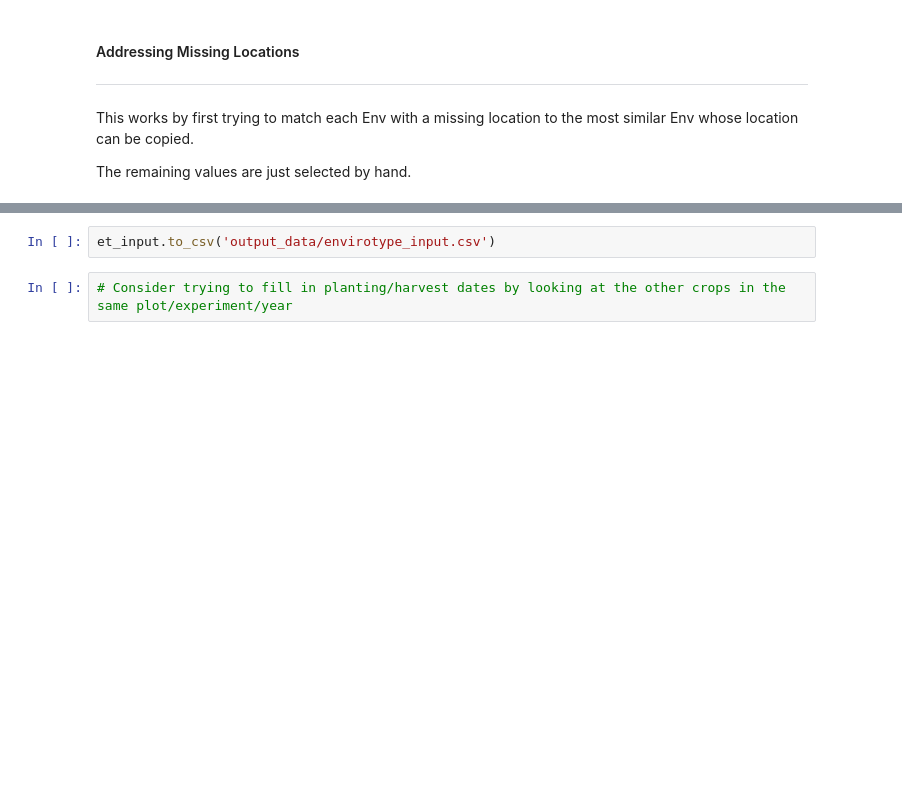
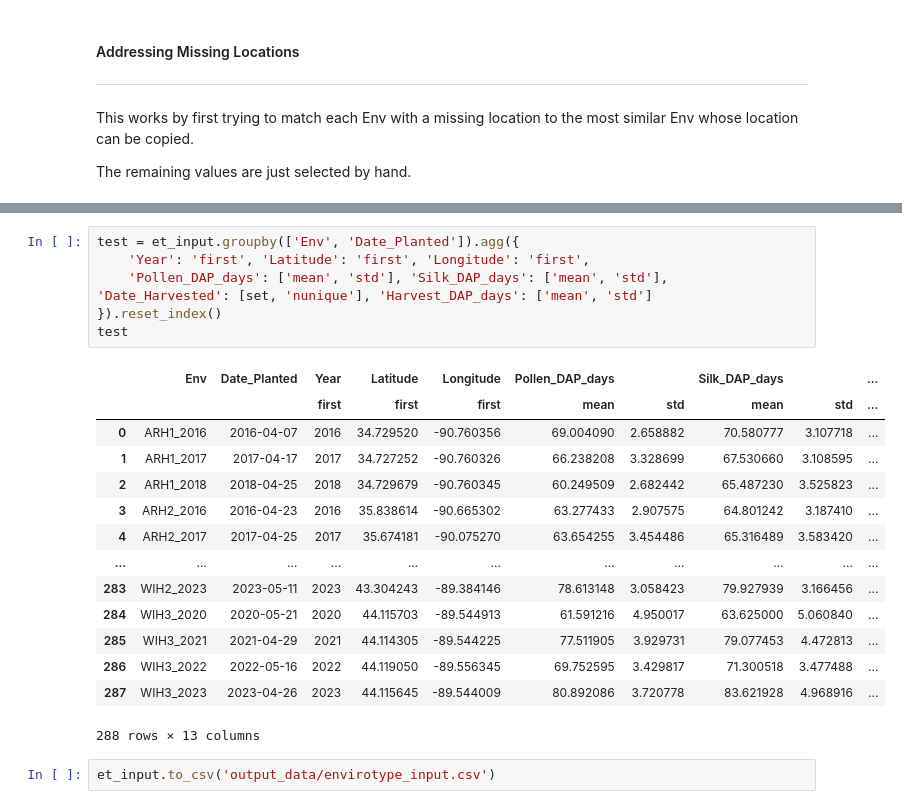
Before and after one commit to irischow403/UIUCDigitalHand, a Jupyter notebook: data_cleaning/test_nb.ipynb, the cells around one changed output, grey strips where cells are left out. Cells and saved outputs as stored; diff of their text form; blank space fills up the shorter version.

```diff
--- a/data_cleaning/test_nb.ipynb
+++ b/data_cleaning/test_nb.ipynb
@@ -154,4 +260,23 @@ et_input
+# %%
+test = et_input.groupby(['Env', 'Date_Planted']).agg({
+    'Year': 'first', 'Latitude': 'first', 'Longitude': 'first',
+    'Pollen_DAP_days': ['mean', 'std'], 'Silk_DAP_days': ['mean', 'std'], 'Date_Harvested': [set, 'nunique'], 'Harvest_DAP_days': ['mean', 'std']
+}).reset_index()
+test
+# %% [output]
+|  | Env | Date_Planted | Year | Latitude | Longitude | Pollen_DAP_days |  | Silk_DAP_days |  | ... |
+|  |  |  | first | first | first | mean | std | mean | std | ... |
+| 0 | ARH1_2016 | 2016-04-07 | 2016 | 34.729520 | -90.760356 | 69.004090 | 2.658882 | 70.580777 | 3.107718 | ... |
+| 1 | ARH1_2017 | 2017-04-17 | 2017 | 34.727252 | -90.760326 | 66.238208 | 3.328699 | 67.530660 | 3.108595 | ... |
+| 2 | ARH1_2018 | 2018-04-25 | 2018 | 34.729679 | -90.760345 | 60.249509 | 2.682442 | 65.487230 | 3.525823 | ... |
+| 3 | ARH2_2016 | 2016-04-23 | 2016 | 35.838614 | -90.665302 | 63.277433 | 2.907575 | 64.801242 | 3.187410 | ... |
+| 4 | ARH2_2017 | 2017-04-25 | 2017 | 35.674181 | -90.075270 | 63.654255 | 3.454486 | 65.316489 | 3.583420 | ... |
+| ... | ... | ... | ... | ... | ... | ... | ... | ... | ... | ... |
+| 283 | WIH2_2023 | 2023-05-11 | 2023 | 43.304243 | -89.384146 | 78.613148 | 3.058423 | 79.927939 | 3.166456 | ... |
+| 284 | WIH3_2020 | 2020-05-21 | 2020 | 44.115703 | -89.544913 | 61.591216 | 4.950017 | 63.625000 | 5.060840 | ... |
+| 285 | WIH3_2021 | 2021-04-29 | 2021 | 44.114305 | -89.544225 | 77.511905 | 3.929731 | 79.077453 | 4.472813 | ... |
+| 286 | WIH3_2022 | 2022-05-16 | 2022 | 44.119050 | -89.556345 | 69.752595 | 3.429817 | 71.300518 | 3.477488 | ... |
+| 287 | WIH3_2023 | 2023-04-26 | 2023 | 44.115645 | -89.544009 | 80.892086 | 3.720778 | 83.621928 | 4.968916 | ... |
+288 rows × 13 columns
 # %%
 et_input.to_csv('output_data/envirotype_input.csv')
-# %%
-# Consider trying to fill in planting/harvest dates by looking at the other crops in the same plot/experiment/year
```
Also changed, not shown: parts of 14 cells of this notebook.
